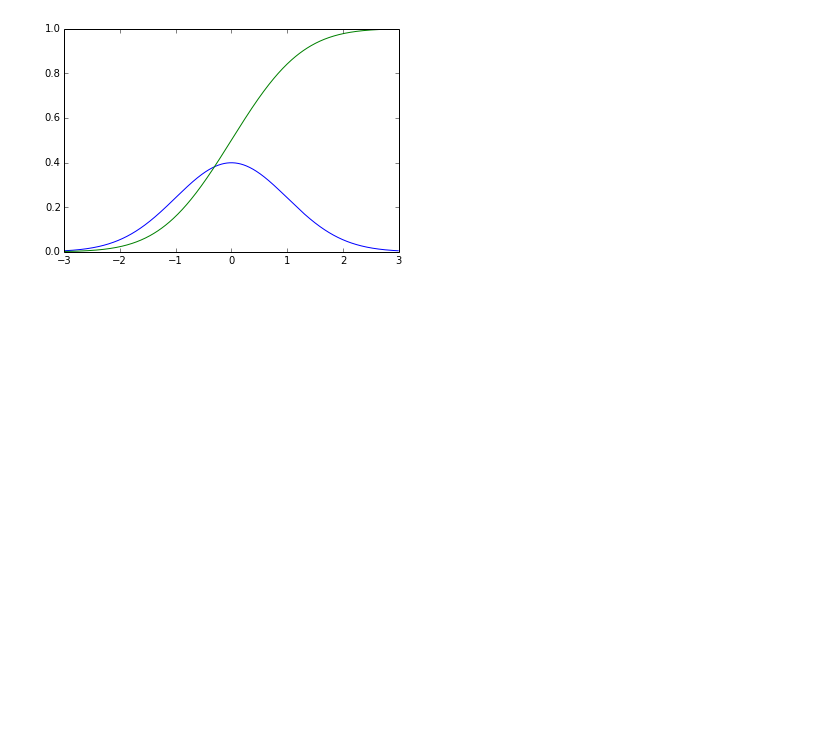
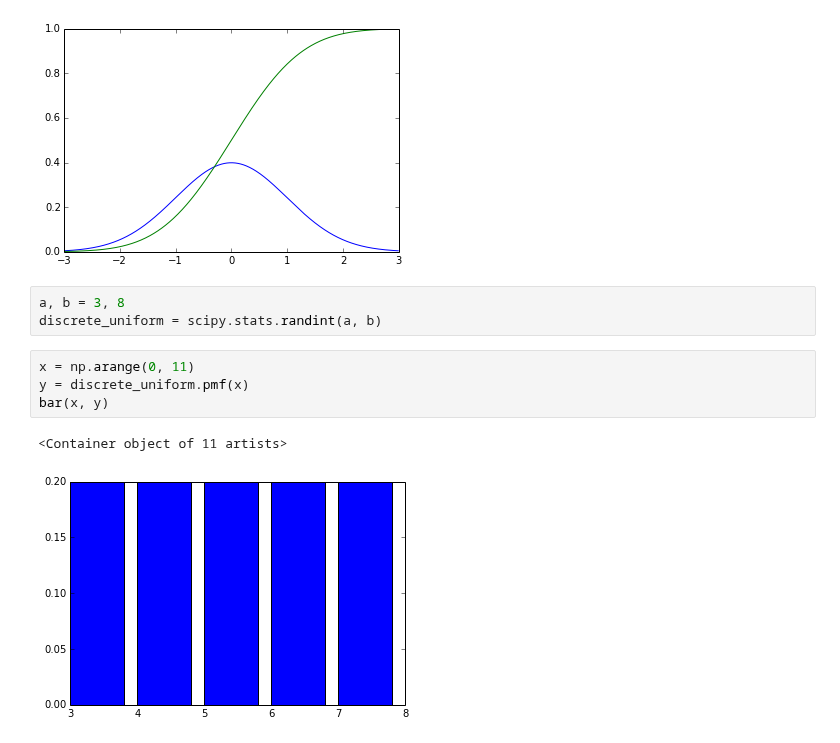
Before and after one commit to clarkfitzg/junkyard, a Jupyter notebook: distributions.ipynb, the cells around one changed output. Drawn from its saved outputs; the diff is of its cells as text; blank space fills up the shorter version.

```diff
--- a/distributions.ipynb
+++ b/distributions.ipynb
@@ -49,3 +49,13 @@ plot(x, normal.cdf(x))
 # %% [output]
 [<matplotlib.lines.Line2D at 0x...>]
 [figure]
+# %%
+a, b = 3, 8
+discrete_uniform = scipy.stats.randint(a, b)
+# %%
+x = np.arange(0, 11)
+y = discrete_uniform.pmf(x)
+bar(x, y)
+# %% [output]
+<Container object of 11 artists>
+[figure, added]
```
Also changed, not shown: parts of 9 cells of this notebook.
